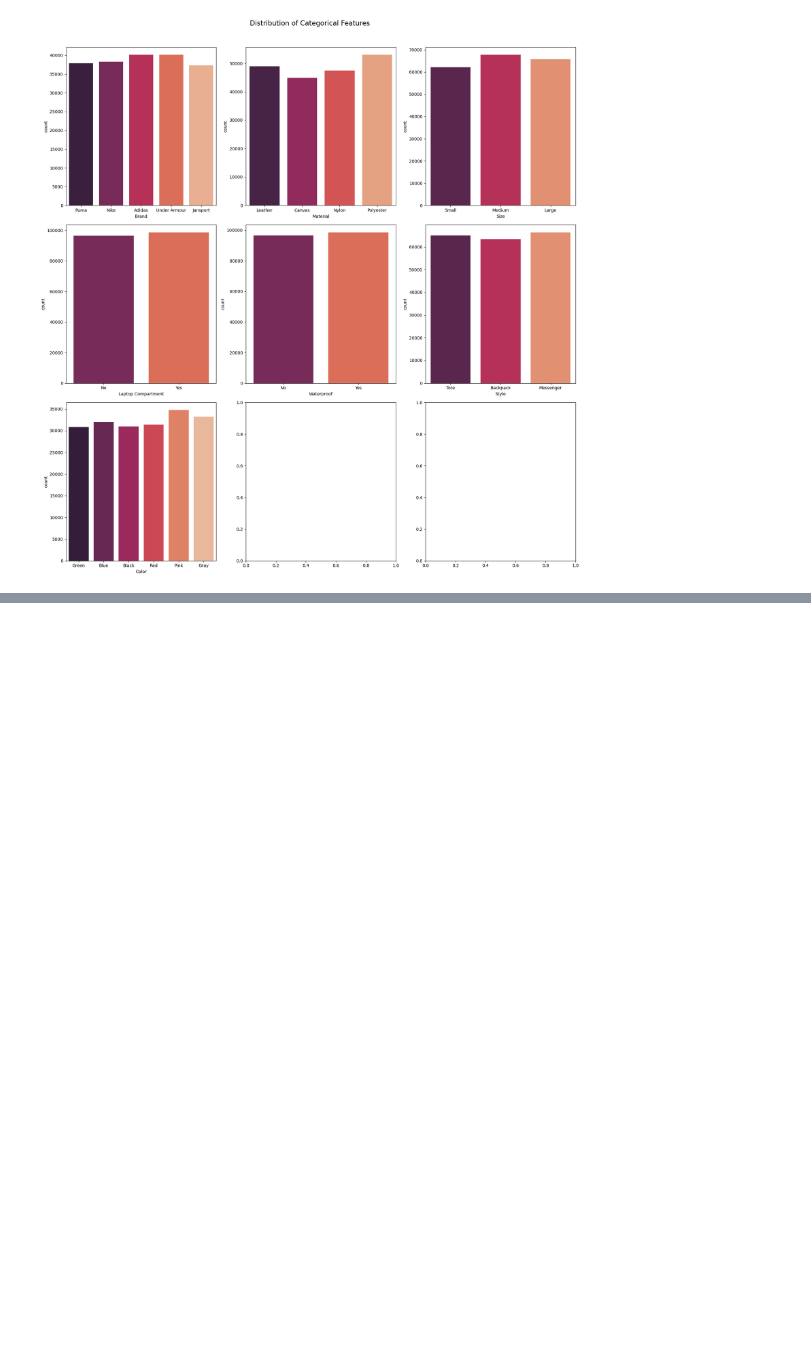
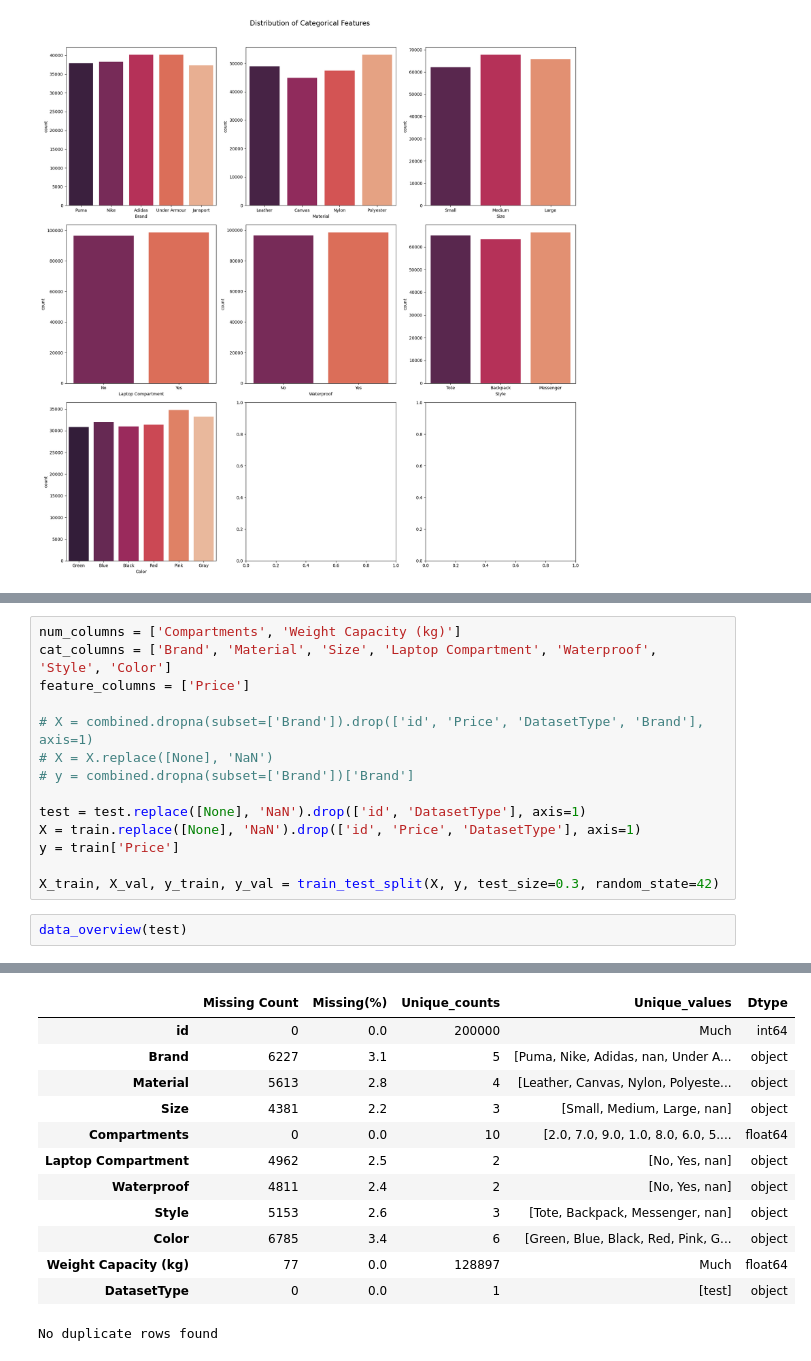
Before and after one commit to OneRaise5385/Backpack, a Jupyter notebook: notebooks/backpack.ipynb, the cells around one changed output, grey strips where cells are left out. Drawn from its saved outputs; the diff is of its cells as text; blank space fills up the shorter version.

```diff
--- a/notebooks/backpack.ipynb
+++ b/notebooks/backpack.ipynb
@@ -75,0 +123,17 @@ plot_distribution(test, cat_columns, 'cat')
+# %%
+num_columns = ['Compartments', 'Weight Capacity (kg)']
+cat_columns = ['Brand', 'Material', 'Size', 'Laptop Compartment', 'Waterproof', 'Style', 'Color']
+feature_columns = ['Price']
+
+# X = combined.dropna(subset=['Brand']).drop(['id', 'Price', 'DatasetType', 'Brand'], axis=1)
+# X = X.replace([None], 'NaN')
+# y = combined.dropna(subset=['Brand'])['Brand']
+
+test = test.replace([None], 'NaN').drop(['id', 'DatasetType'], axis=1)
+X = train.replace([None], 'NaN').drop(['id', 'Price', 'DatasetType'], axis=1)
+y = train['Price']
+
+X_train, X_val, y_train, y_val = train_test_split(X, y, test_size=0.3, random_state=42)
+# %%
+data_overview(test)
+# %% [output]
@@ -75,0 +150,13 @@ plot_distribution(test, cat_columns, 'cat')
+|  | Missing Count | Missing(%) | Unique_counts | Unique_values | Dtype |
+| id | 0 | 0.0 | 200000 | Much | int64 |
+| Brand | 6227 | 3.1 | 5 | [Puma, Nike, Adidas, nan, Under A... | object |
+| Material | 5613 | 2.8 | 4 | [Leather, Canvas, Nylon, Polyeste... | object |
+| Size | 4381 | 2.2 | 3 | [Small, Medium, Large, nan] | object |
+| Compartments | 0 | 0.0 | 10 | [2.0, 7.0, 9.0, 1.0, 8.0, 6.0, 5.... | float64 |
+| Laptop Compartment | 4962 | 2.5 | 2 | [No, Yes, nan] | object |
+| Waterproof | 4811 | 2.4 | 2 | [No, Yes, nan] | object |
+| Style | 5153 | 2.6 | 3 | [Tote, Backpack, Messenger, nan] | object |
+| Color | 6785 | 3.4 | 6 | [Green, Blue, Black, Red, Pink, G... | object |
+| Weight Capacity (kg) | 77 | 0.0 | 128897 | Much | float64 |
+| DatasetType | 0 | 0.0 | 1 | [test] | object |
+No duplicate rows found
```
Also changed, not shown: parts of 14 cells of this notebook, 14 other files.
